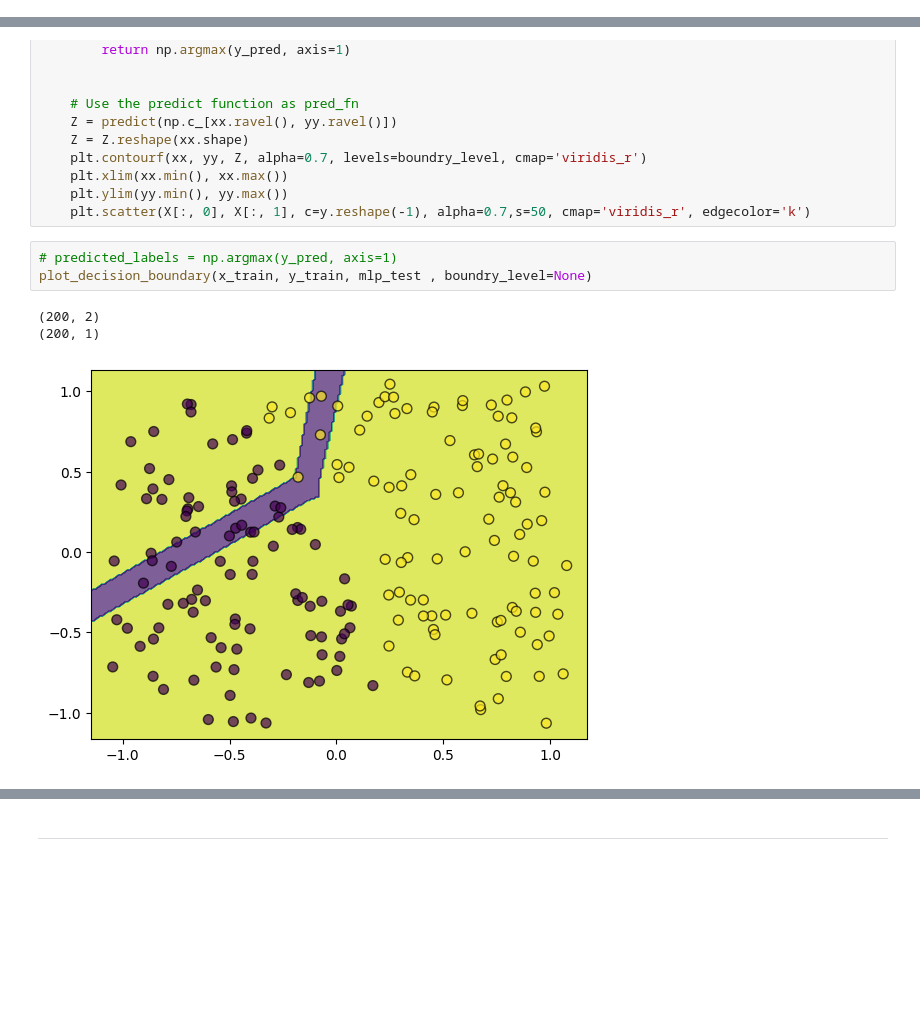
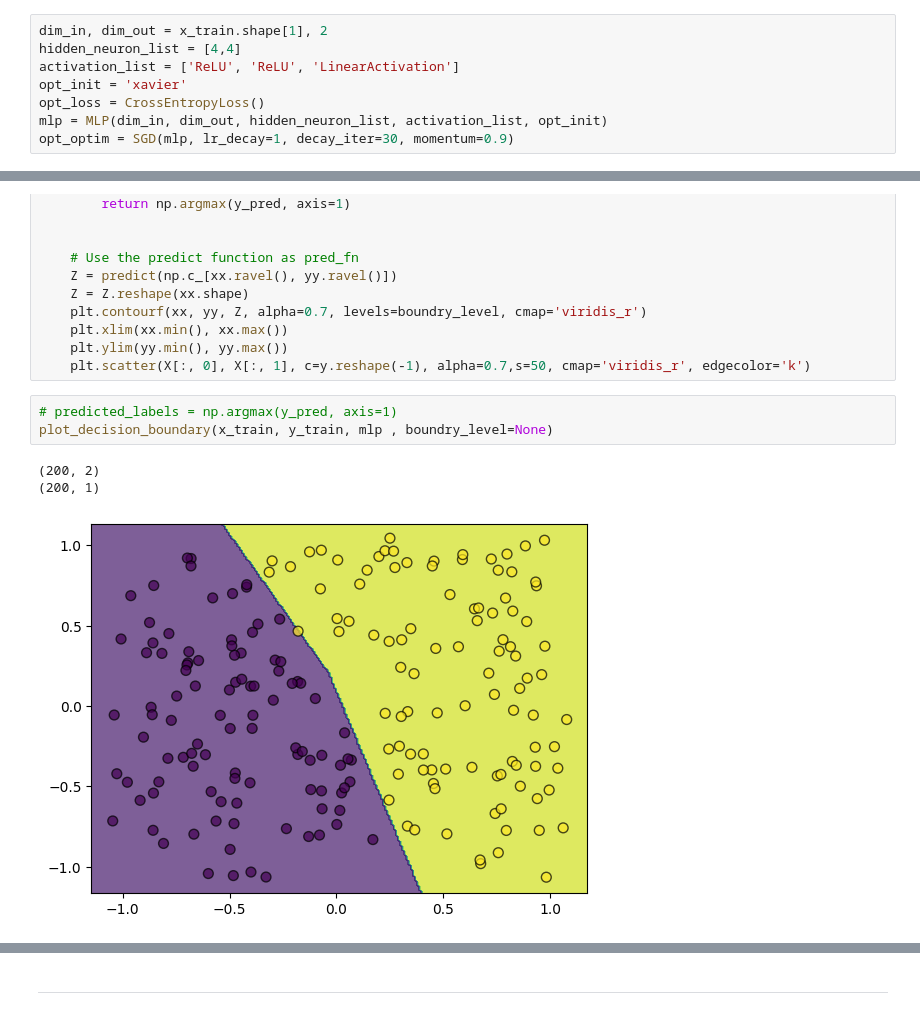
Before and after one commit to Vashistht/Intro_DL, a Jupyter notebook: IDL_hw2/source/main.ipynb, the cells around one changed output, grey strips where cells are left out. Cells and saved outputs as stored; diff of their text form; blank space fills up the shorter version.

```diff
--- a/IDL_hw2/source/main.ipynb
+++ b/IDL_hw2/source/main.ipynb
@@ -94,0 +94,8 @@ opt_optim = SGD(mlp, lr_decay=1, decay_iter=30)
+# %%
+dim_in, dim_out = x_train.shape[1], 2
+hidden_neuron_list = [4,4]
+activation_list = ['ReLU', 'ReLU', 'LinearActivation']
+opt_init = 'xavier'
+opt_loss = CrossEntropyLoss()
+mlp = MLP(dim_in, dim_out, hidden_neuron_list, activation_list, opt_init)
+opt_optim = SGD(mlp, lr_decay=1, decay_iter=30, momentum=0.9)
@@ -222,8 +173,8 @@ def plot_decision_boundary(X, y, model, boundry_level=None):
     plt.scatter(X[:, 0], X[:, 1], c=y.reshape(-1), alpha=0.7,s=50, cmap='viridis_r', edgecolor='k')
 # %%
 # predicted_labels = np.argmax(y_pred, axis=1)
-plot_decision_boundary(x_train, y_train, mlp_test , boundry_level=None)
+plot_decision_boundary(x_train, y_train, mlp , boundry_level=None)
 # %% [output]
 (200, 2)
 (200, 1)
-[figure, old version]
+[figure, new version]
```
Also changed, not shown: parts of 13 cells of this notebook, 4 other files.
